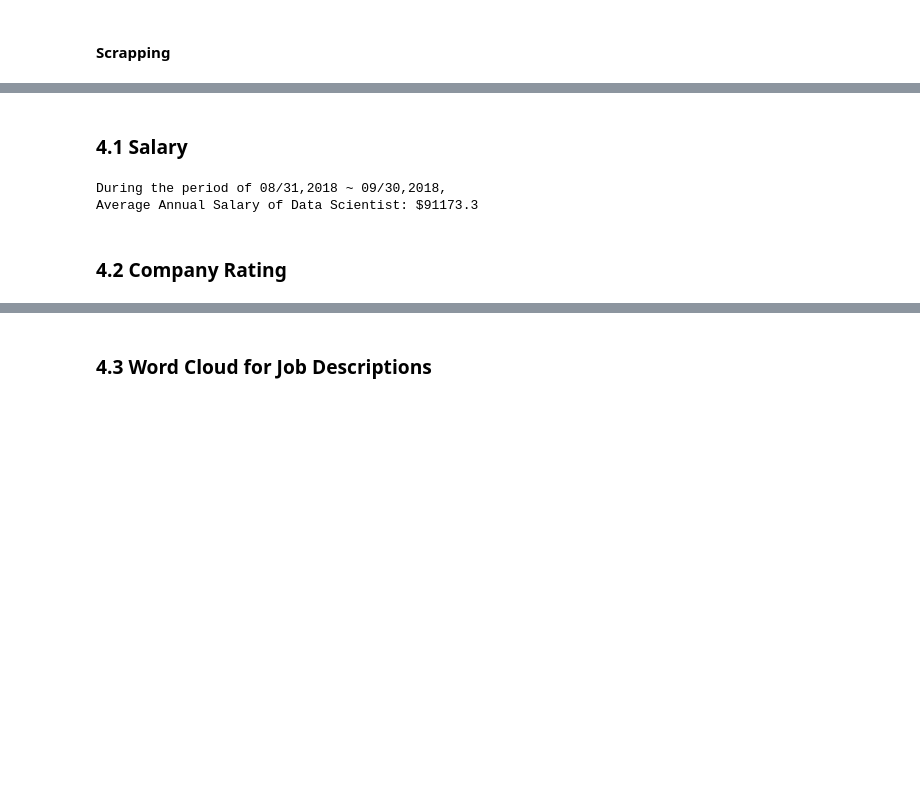
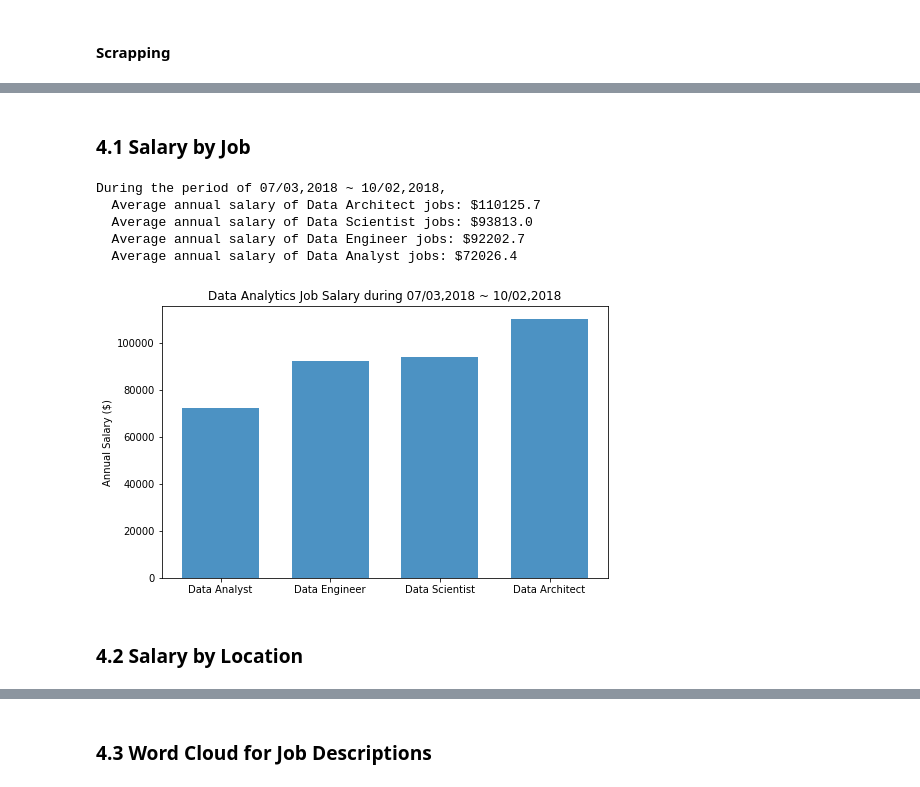
Before and after one commit to jiyong-park/Data-Analytics-Job-Index, a Jupyter notebook: Data Analytics Job Index.ipynb, the cells around one changed output, grey strips where cells are left out. Saved outputs shown, nothing was run; the diff lists cells and outputs as text; code cells hidden in the pictures; blank space fills up the shorter version.

```diff
--- a/Data Analytics Job Index.ipynb
+++ b/Data Analytics Job Index.ipynb
@@ -463,9 +476,5 @@ For data scientist Jobs,
 max_results_limit = 1000
 # %%
 # Which job are you interested in?
-keyword__ = 'data scientist'
-
-# keyword__ = 'data analyst'
-# keyword__ = 'data engineer'
-# keyword__ = 'data architect'
+list_of_keyword = ['data scientist','data analyst','data engineer', 'data architect']
 # %%
@@ -660,0 +666,4 @@ In San Diego, CA, 200 jobs are scrapped.
+# %%
+for keyword in list_of_keyword:
+    df_filtered = df_list[df_list["Keyword"] == keyword]
+    print('Total number of {} jobs in the dataset: {}'.format(keyword.title(), df_filtered.shape[0]))
@@ -682,12 +696,38 @@ df_list
 # %% [markdown]
-### 4.1 Salary
+### 4.1 Salary by Job
-# %%
-salary_list = df_list["Salary"].dropna().tolist()
-
-print('During the period of {}, '.format(query_period))
-print('Average Annual Salary of {}: ${:.1f}'.format(keyword__.title(), np.mean(salary_list)))
-# %% [output]
-During the period of 08/31,2018 ~ 09/30,2018,
-Average Annual Salary of Data Scientist: $91173.3
+# %%
+salary_by_job = {}
+
+for keyword in list_of_keyword:
+    df_filtered = df_list[df_list["Keyword"] == keyword]
+    salary_list = df_filtered["Salary"].dropna().tolist()
+    salary_by_job[keyword.title()] =  np.mean(salary_list)
+
+
+keywords = sorted(salary_by_job, key=salary_by_job.__getitem__, reverse=True)
+y_pos = np.arange(len(keywords))
+salary = sorted(salary_by_job.values(), reverse=True)
+
+print('During the period of {}, '.format(query_period))
+for j in range(len(keywords)):
+    print('  Average annual salary of {} jobs: ${:.1f}'.format(keywords[j], salary[j]))
+
+keywords = keywords[::-1]
+salary = salary[::-1]
+
+plt.rcParams['figure.figsize'] = (8,5)
+plt.bar(y_pos, salary, align='center', width=0.7, alpha=0.8)
+plt.xticks(y_pos, keywords)
+plt.ylabel('Annual Salary ($)')
+plt.title('Data Analytics Job Salary during {}'.format(query_period))
+
+plt.show()
+# %% [output]
+During the period of 07/03,2018 ~ 10/02,2018,
+  Average annual salary of Data Architect jobs: $110125.7
+  Average annual salary of Data Scientist jobs: $93813.0
+  Average annual salary of Data Engineer jobs: $92202.7
+  Average annual salary of Data Analyst jobs: $72026.4
+[figure, added]
 # %% [markdown]
-### 4.2 Company Rating
+### 4.2 Salary by Location
```
Also changed, not shown: parts of 17 cells of this notebook.
